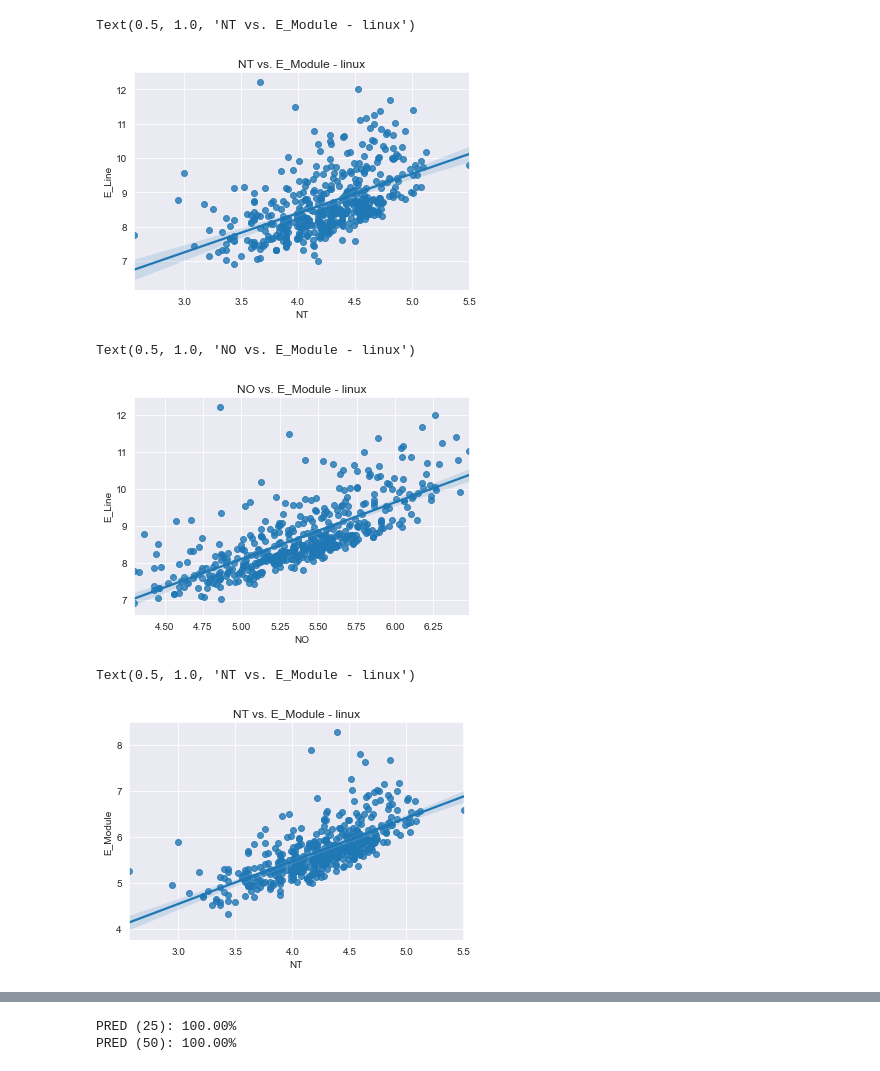
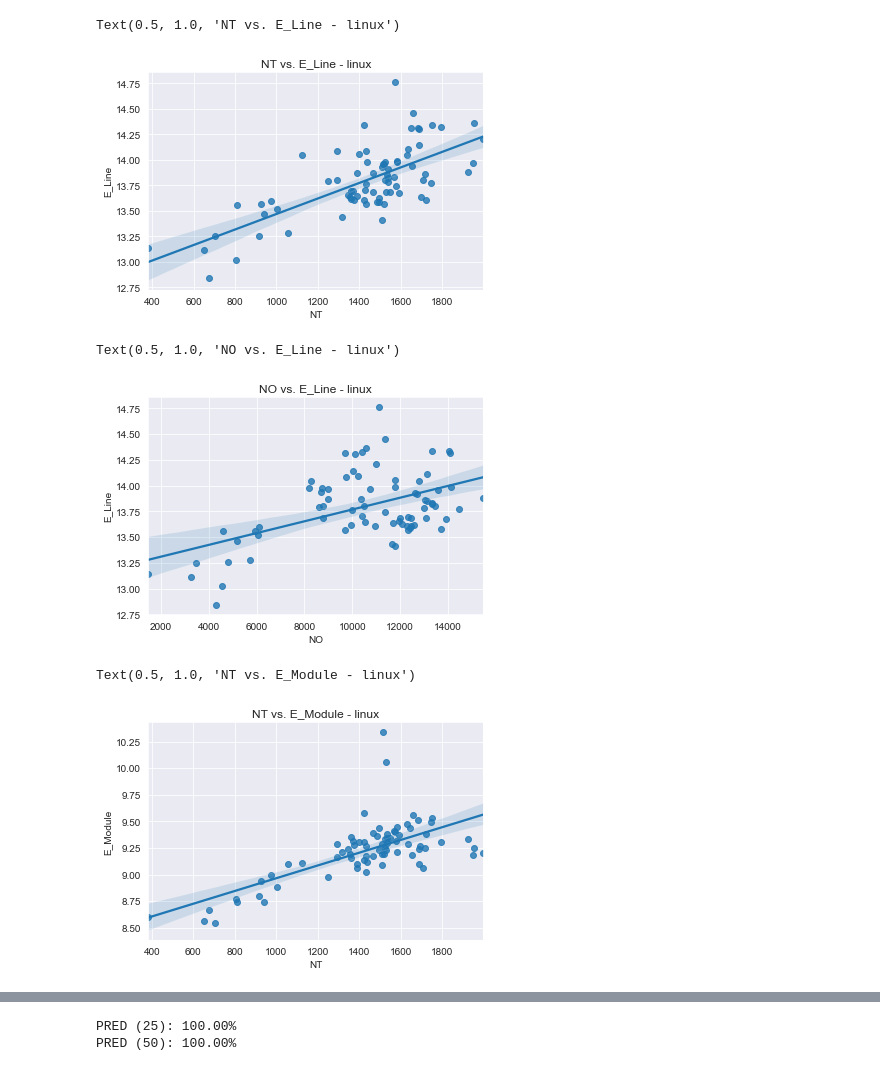
Before and after one commit to housemex408/iROIEstimator, a Jupyter notebook: scripts/notebook/data_analysis/Replication (sklearn).ipynb, the cells around one changed output, grey strips where cells are left out. Cells and saved outputs as stored; diff of their text form; code cells hidden in the pictures.

Commit message:
transform only on dependent variable

```diff
--- a/scripts/notebook/data_analysis/Replication (sklearn).ipynb
+++ b/scripts/notebook/data_analysis/Replication (sklearn).ipynb
@@ -59,7 +59,7 @@ regressor = regressors["LinearRegression"]
 transformer = transformers["RobustScaler"]
 # %%
 project_name = "linux"
-file = "../../output/{0}_version_metrics.csv".format(project_name)
+file = "../../output/{0}_version_metrics_major_versions.csv".format(project_name)
 # file = "../../output/{0}_version_metrics_major_versions.csv".format(project_name)
 df = pd.read_csv(file)
 
@@ -75,13 +75,16 @@ print(len(df))
 if df.isna().values.any():
     df.fillna(0, inplace=True)
 
-df = df.apply(lambda x: np.log1p(x) if np.issubdtype(x.dtype, np.number) else x)
+# df = df.apply(lambda x: np.log1p(x) if np.issubdtype(x.dtype, np.number) else x)
+df["E_Line"] = utils.log_transform(df, "E_Line")
+df["E_Module"] = utils.log_transform(df, "E_Module")
 
 df.replace([np.inf, -np.inf], 0, inplace=True)
-df = utils.remove_outlier(df, "E_Line")
-df = utils.remove_outlier(df, "E_Module")
-df = utils.remove_outlier(df, c.NT)
-df = utils.remove_outlier(df, c.NO)
+# df = utils.remove_outlier(df, "E_Line")
+# df = utils.remove_outlier(df, "E_Module")
+# df = utils.remove_outlier(df, c.NT)
+# df = utils.remove_outlier(df, c.NO)
+# df = utils.remove_outlier(df, c.T_MODULE)
 
 print(len(df))
 
@@ -118,24 +121,24 @@ Text(0.5, 1.0, 'Correlation Plot - Linux Project')
 # %%
 sns.set_style("darkgrid")
 line_effort = sns.regplot(x=c.NT, y="E_Line", data=df)
-plt.title('NT vs. E_Module - {0}'.format(project_name))
+plt.title('NT vs. E_Line - {0}'.format(project_name))
 # %% [output]
-Text(0.5, 1.0, 'NT vs. E_Module - linux')
+Text(0.5, 1.0, 'NT vs. E_Line - linux')
-[figure, old version]
+[figure, new version]
 # %%
 sns.set_style("darkgrid")
 line_effort = sns.regplot(x=c.NO, y="E_Line", data=df)
-plt.title('NO vs. E_Module - {0}'.format(project_name))
+plt.title('NO vs. E_Line - {0}'.format(project_name))
 # %% [output]
-Text(0.5, 1.0, 'NO vs. E_Module - linux')
+Text(0.5, 1.0, 'NO vs. E_Line - linux')
-[figure, old version]
+[figure, new version]
 # %%
 sns.set_style("darkgrid")
 line_effort = sns.regplot(x=c.NT, y="E_Module", data=df)
 plt.title('NT vs. E_Module - {0}'.format(project_name))
 # %% [output]
 Text(0.5, 1.0, 'NT vs. E_Module - linux')
-[figure, old version]
+[figure, new version]
 # %%
 sns.set_style("darkgrid")
 line_effort = sns.regplot(x=c.NO, y="E_Module", data=df)
```
Also changed, not shown: parts of 21 cells of this notebook.
